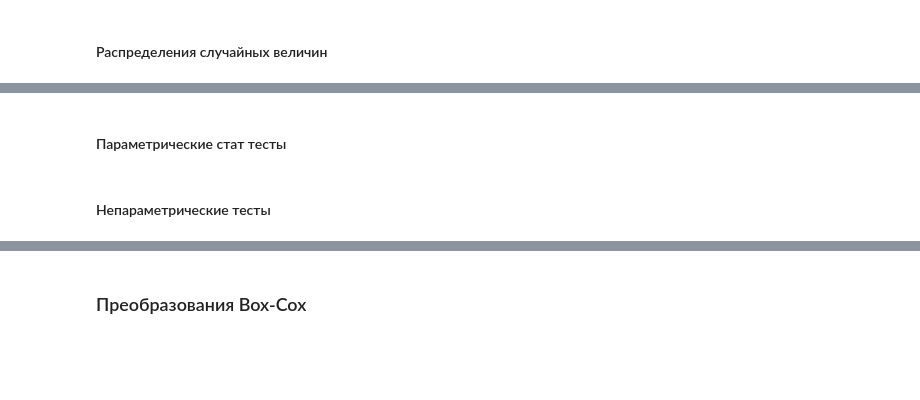
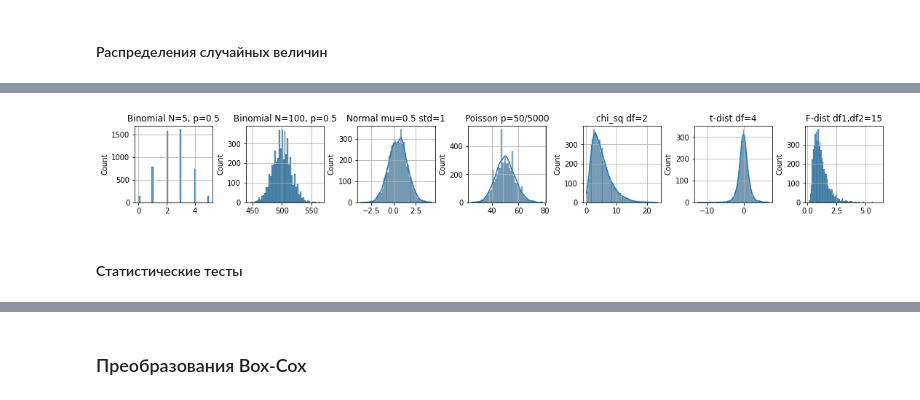
Before and after one commit to gavrevnik/analytics_tools, a Jupyter notebook: Статистика.ipynb, the cells around one changed output, grey strips where cells are left out. Drawn from its saved outputs; the diff is of its cells as text; code cells hidden in the pictures; blank space fills up the shorter version.

```diff
--- a/Статистика.ipynb
+++ b/Статистика.ipynb
@@ -225,2 +230,13 @@ np.random.choice(val_list, replace=True) # данная случайная ве
+# %%
+ax = eda.get_subplots((15, 2), 1, 7)
+eda.make_plot('hist', {'x' : stats.binom.rvs(n=5, p=0.5, size=5000), 'ax' : ax[0], 'title' : 'Binomial N=5, p=0.5'})
+eda.make_plot('hist', {'x' : stats.binom.rvs(n=1000, p=0.5, size=5000), 'ax' : ax[1], 'title' : 'Binomial N=100, p=0.5'})
+eda.make_plot('hist', {'x' : stats.norm.rvs(loc=0.5, scale=1, size=5000), 'ax' : ax[2], 'kde' : True, 'title' : 'Normal mu=0.5 std=1'})
+eda.make_plot('hist', {'x' : stats.poisson.rvs(mu=50, size=5000), 'ax' : ax[3], 'kde' : True, 'title' : 'Poisson p=50/5000'})
+eda.make_plot('hist', {'x' : stats.chi2.rvs(df=5, size=5000), 'ax' : ax[4], 'kde' : True, 'title' : 'chi_sq df=2'})
+eda.make_plot('hist', {'x' : stats.t.rvs(df=4, size=5000), 'ax' : ax[5], 'kde' : True, 'title' : 't-dist df=4'})
+eda.make_plot('hist', {'x' : stats.f.rvs(dfn=15, dfd=15, size=5000), 'ax' : ax[6], 'title' : 'F-dist df1,df2=15'})
+# %% [output]
+[figure, added]
 # %% [markdown]
-#### Параметрические стат тесты
+#### Статистические тесты
@@ -230,2 +242,0 @@ t test,
-# %% [markdown]
-#### Непараметрические тесты
```
Also changed, not shown: parts of 35 cells of this notebook.
